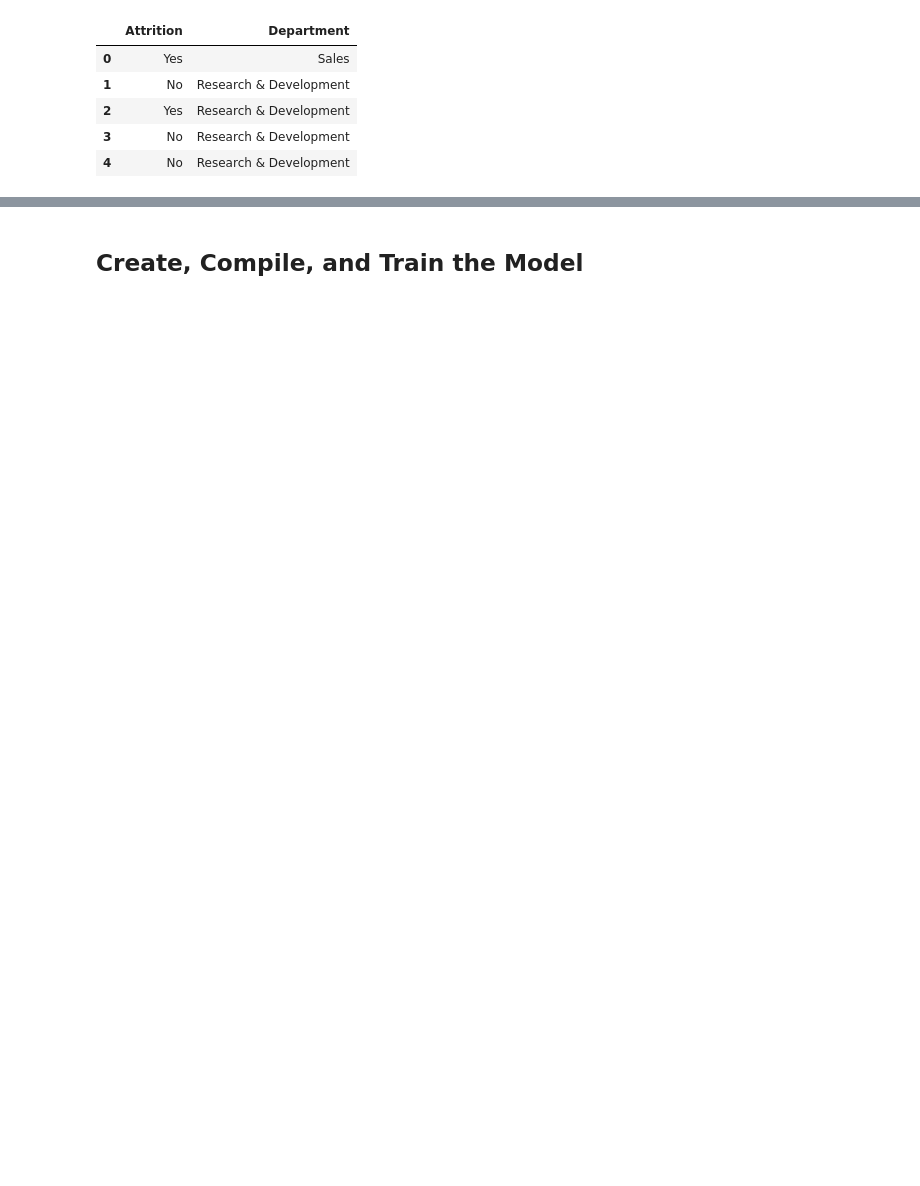
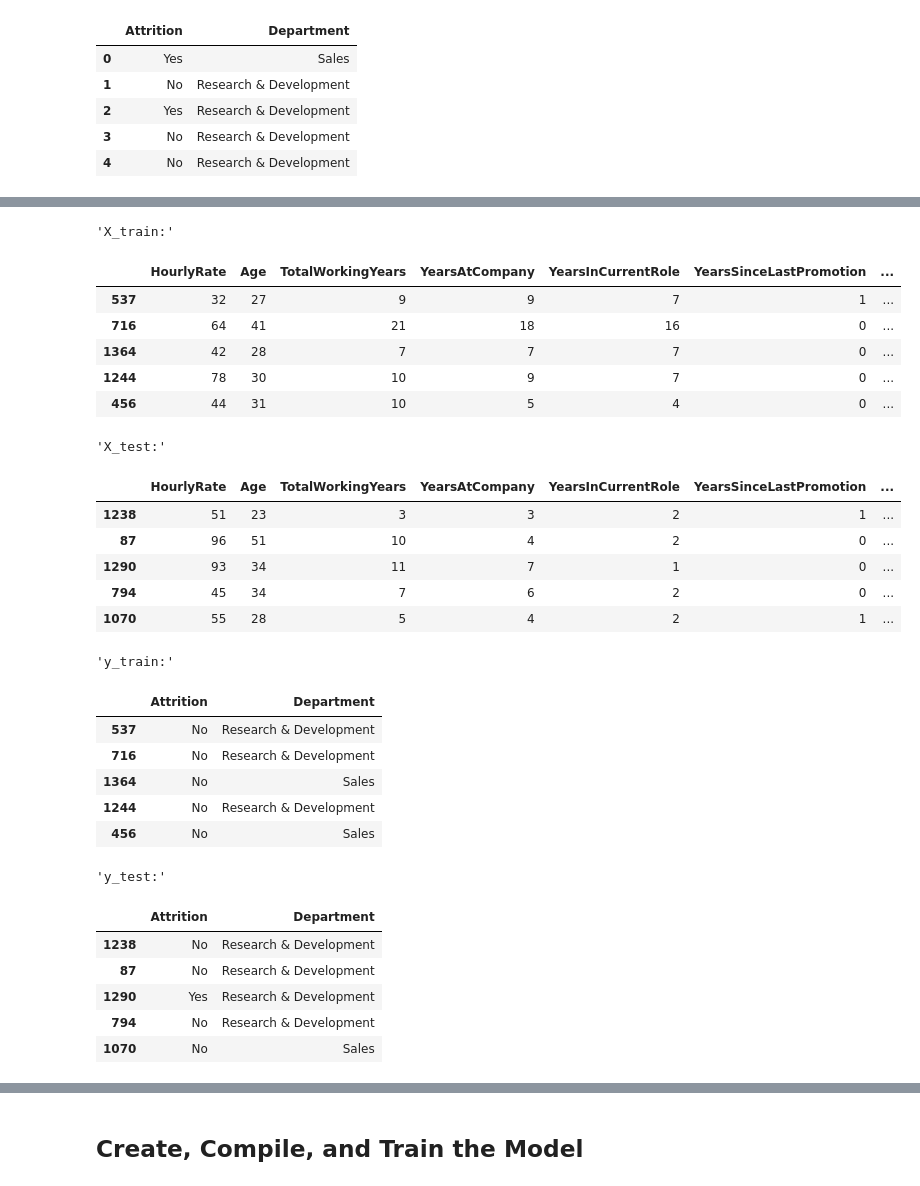
Before and after one commit to Buford4/neural-network-challenge-2, a Jupyter notebook: attrition.ipynb, the cells around one changed output, grey strips where cells are left out. Saved outputs shown, nothing was run; the diff lists cells and outputs as text; code cells hidden in the pictures; blank space fills up the shorter version.

Commit message:
Another commit, I am having lots of trouble training the model, but here is what I have

```diff
--- a/attrition.ipynb
+++ b/attrition.ipynb
@@ -78,4 +122,38 @@ dtype: object
 # %%
 # Split the data into training and testing sets
 from sklearn.model_selection import train_test_split
-X_train, X_test, y_train, y_test = train_test_split(X_df, y_df, random_state=78)
+X_train, X_test, y_train, y_test = train_test_split(X_df, y_df)
+
+display('X_train:', X_train.head())
+display('X_test:', X_test.head())
+display('y_train:', y_train.head())
+display('y_test:', y_test.head())
+# %% [output]
+'X_train:'
+|  | HourlyRate | Age | TotalWorkingYears | YearsAtCompany | YearsInCurrentRole | YearsSinceLastPromotion | ... |
+| 537 | 32 | 27 | 9 | 9 | 7 | 1 | ... |
+| 716 | 64 | 41 | 21 | 18 | 16 | 0 | ... |
+| 1364 | 42 | 28 | 7 | 7 | 7 | 0 | ... |
+| 1244 | 78 | 30 | 10 | 9 | 7 | 0 | ... |
+| 456 | 44 | 31 | 10 | 5 | 4 | 0 | ... |
+'X_test:'
+|  | HourlyRate | Age | TotalWorkingYears | YearsAtCompany | YearsInCurrentRole | YearsSinceLastPromotion | ... |
+| 1238 | 51 | 23 | 3 | 3 | 2 | 1 | ... |
+| 87 | 96 | 51 | 10 | 4 | 2 | 0 | ... |
+| 1290 | 93 | 34 | 11 | 7 | 1 | 0 | ... |
+| 794 | 45 | 34 | 7 | 6 | 2 | 0 | ... |
+| 1070 | 55 | 28 | 5 | 4 | 2 | 1 | ... |
+'y_train:'
+|  | Attrition | Department |
+| 537 | No | Research & Development |
+| 716 | No | Research & Development |
+| 1364 | No | Sales |
+| 1244 | No | Research & Development |
+| 456 | No | Sales |
+'y_test:'
+|  | Attrition | Department |
+| 1238 | No | Research & Development |
+| 87 | No | Research & Development |
+| 1290 | Yes | Research & Development |
+| 794 | No | Research & Development |
+| 1070 | No | Sales |
```
Also changed, not shown: parts of 15 cells of this notebook.
